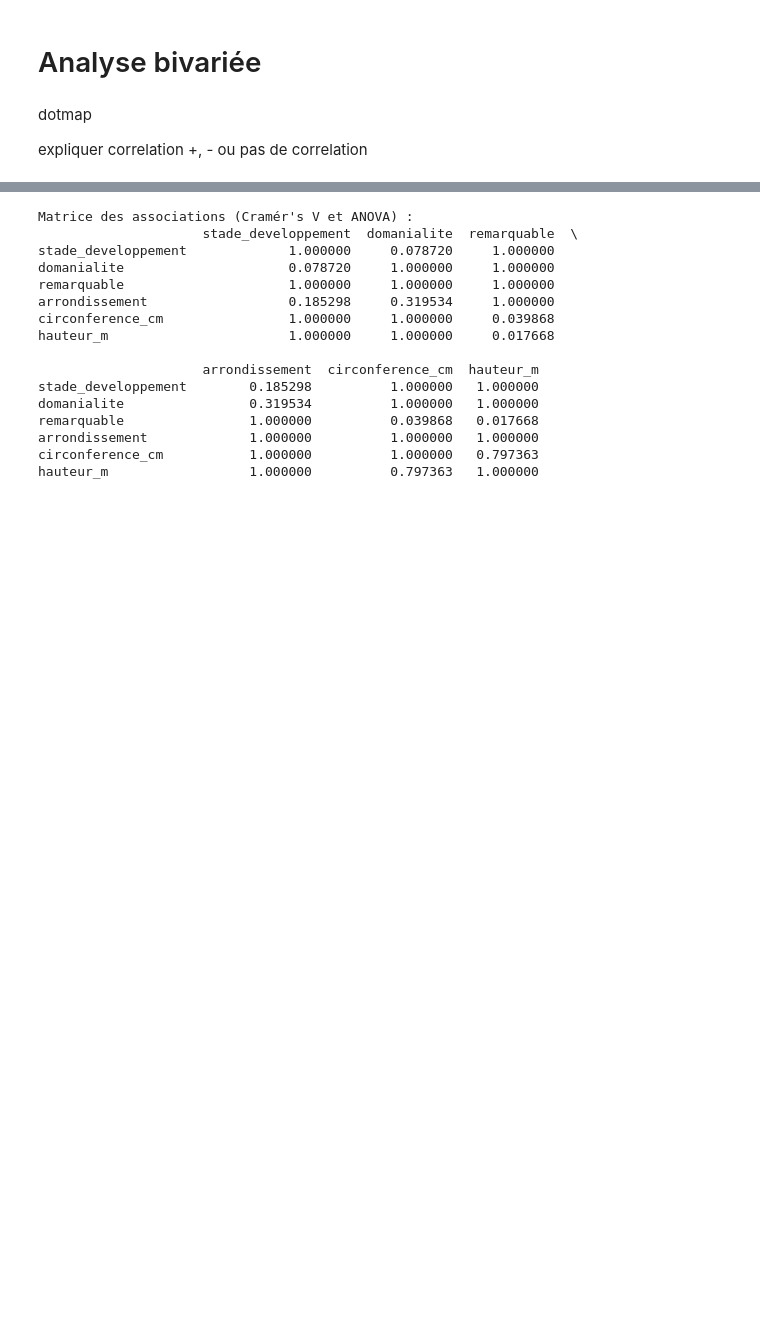
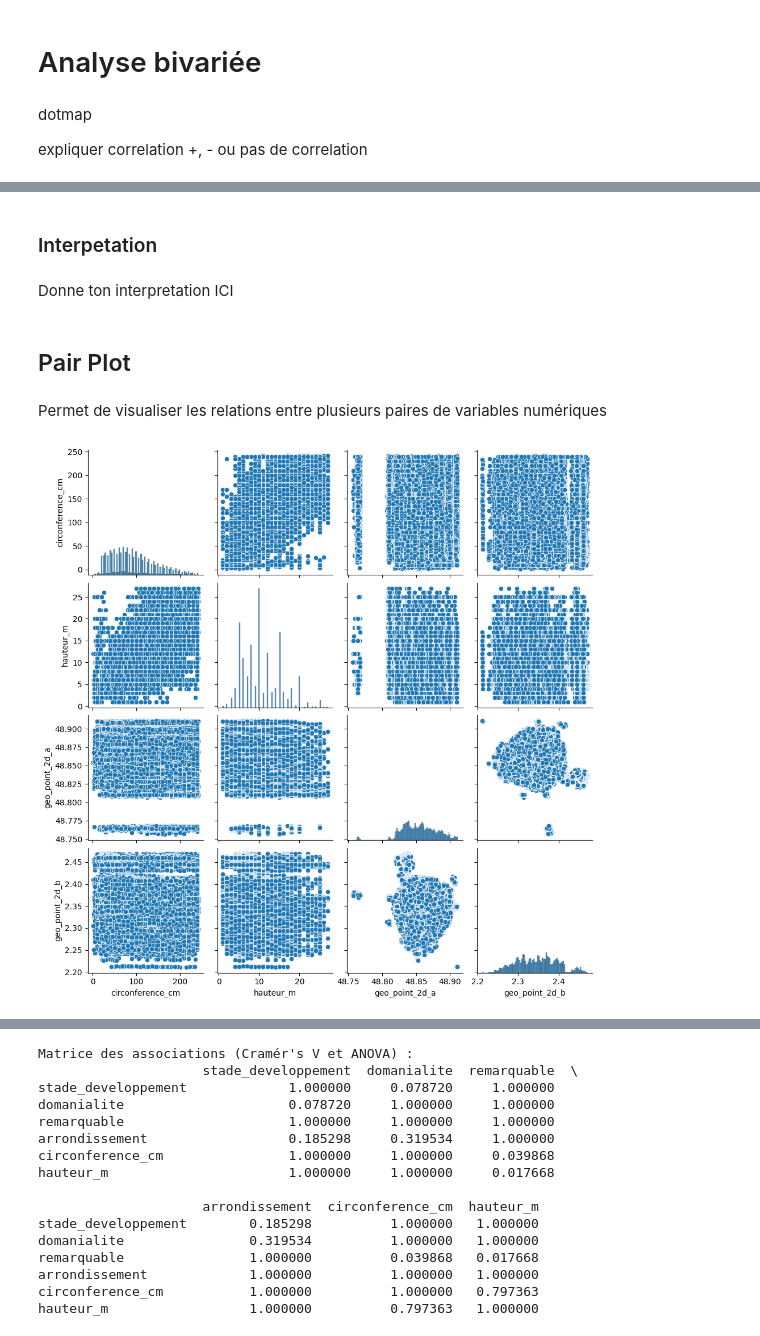
Before and after one commit to Belin27000/P2SmartCity, a Jupyter notebook: P2Tree.ipynb, the cells around one changed output, grey strips where cells are left out. Saved outputs shown, nothing was run; the diff lists cells and outputs as text; code cells hidden in the pictures; blank space fills up the shorter version.

```diff
--- a/P2Tree.ipynb
+++ b/P2Tree.ipynb
@@ -615,0 +681,13 @@ plt.show()
+# %% [markdown]
+### Interpetation
+# %% [markdown]
+Donne ton interpretation ICI
+# %% [markdown]
+## Pair Plot
+# %% [markdown]
+Permet de visualiser les relations entre plusieurs paires de variables numériques
+# %%
+sns.pairplot(data[['circonference_cm', 'hauteur_m', 'geo_point_2d_a', 'geo_point_2d_b']])
+plt.show()
+# %% [output]
+[figure, added]
```
Also changed, not shown: parts of 21 cells of this notebook.
